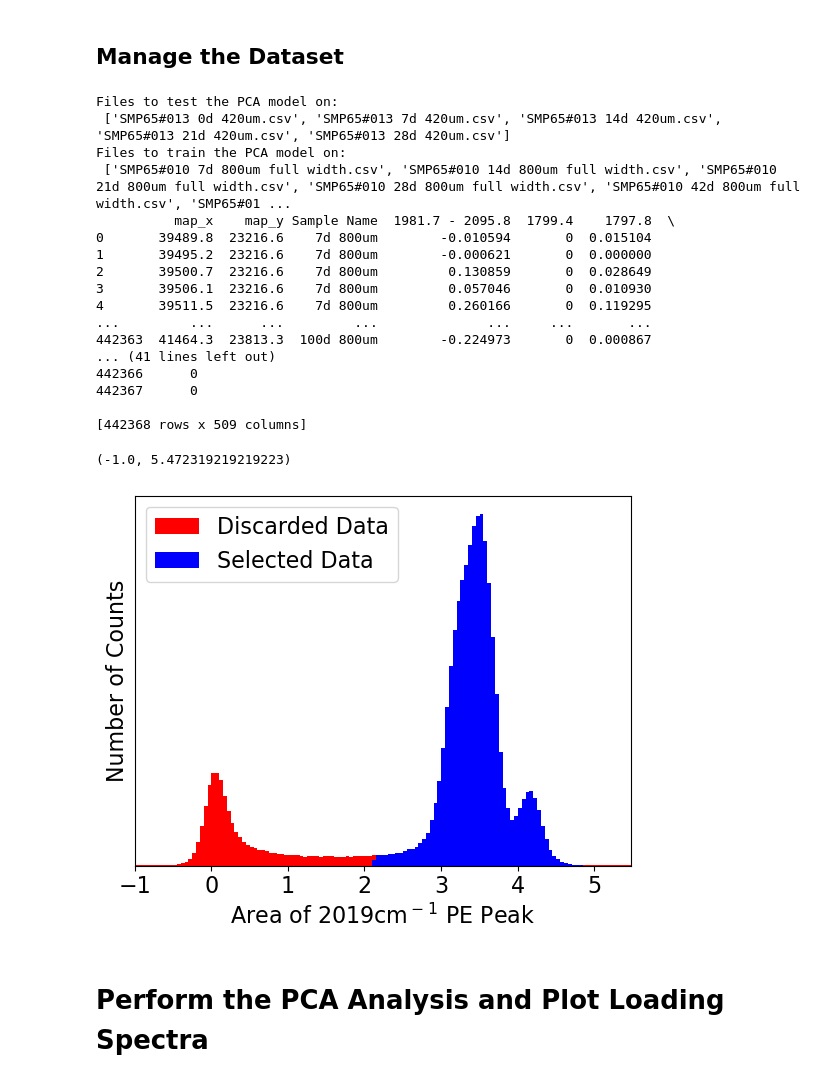
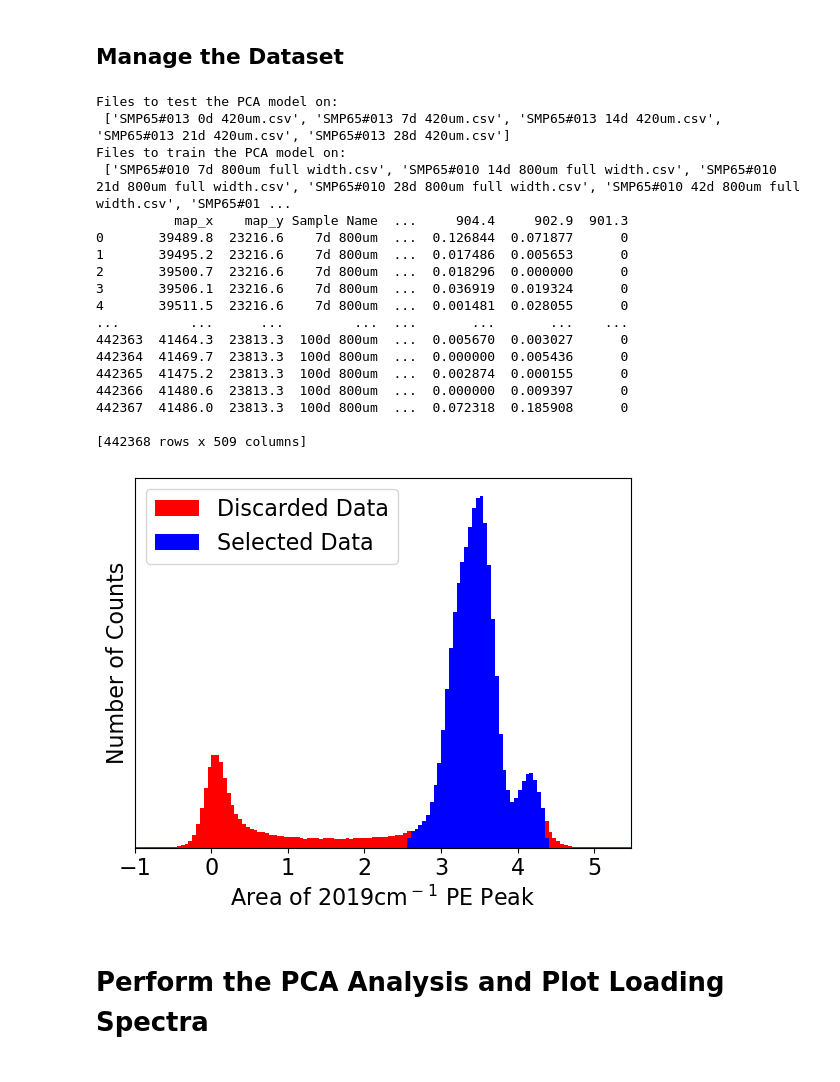
Before and after one commit to Zachery-Evans/DBSCAN_Feature_Extraction, a Jupyter notebook: DBScan Feaute Extraction.ipynb, the cells around one changed output. Drawn from its saved outputs; the diff is of its cells as text; code cells hidden in the pictures.

```diff
--- a/DBScan Feaute Extraction.ipynb
+++ b/DBScan Feaute Extraction.ipynb
@@ -196,41 +198,43 @@ rawTrainingDataframe = pd.concat(
 wavenumbers = rawTrainingDataframe.columns[last_nonwavenum_idx:]
 #print(wavenumbers)
 
-selected_indexes, discarded_indexes, mask_selected, modePosition, areaPE = distribution_Selection(rawTrainingDataframe, '1981.7 - 2095.8', 3)
+selected_indexes, discarded_indexes, mask_selected, modePosition, areaPE = distribution_Selection(rawTrainingDataframe, '1981.7 - 2095.8', 2)
 
 print(rawTrainingDataframe)
-
-bin_width = 0.05
-bins = np.arange(min(areaPE), max(areaPE) + bin_width, bin_width)
-
-plt.hist(areaPE,bins=bins, color='r')
-plt.hist(areaPE[mask_selected], bins=bins, color='b')
-plt.yticks([])
-plt.xticks(fontsize=16)
-plt.ylabel('Number of Counts', fontsize=16)
-plt.xlabel(f'Area of 2019cm$^-$$^1$ PE Peak', fontsize=16)
-plt.legend(['Discarded Data', 'Selected Data'], fontsize=16, loc='upper left')
-plt.xlim([-1, modePosition + 2])
 # %% [output]
 Files to test the PCA model on:
  ['SMP65#013 0d 420um.csv', 'SMP65#013 7d 420um.csv', 'SMP65#013 14d 420um.csv', 'SMP65#013 21d 420um.csv', 'SMP65#013 28d 420um.csv']
 Files to train the PCA model on:
  ['SMP65#010 7d 800um full width.csv', 'SMP65#010 14d 800um full width.csv', 'SMP65#010 21d 800um full width.csv', 'SMP65#010 28d 800um full width.csv', 'SMP65#010 42d 800um full width.csv', 'SMP65#01 ...
-          map_x    map_y Sample Name  1981.7 - 2095.8  1799.4    1797.8  \
-0       39489.8  23216.6    7d 800um        -0.010594       0  0.015104
-1       39495.2  23216.6    7d 800um        -0.000621       0  0.000000
-2       39500.7  23216.6    7d 800um         0.130859       0  0.028649
-3       39506.1  23216.6    7d 800um         0.057046       0  0.010930
-4       39511.5  23216.6    7d 800um         0.260166       0  0.119295
-...         ...      ...         ...              ...     ...       ...
-442363  41464.3  23813.3  100d 800um        -0.224973       0  0.000867
-... (41 lines left out)
-442366      0
-442367      0
+          map_x    map_y Sample Name  ...     904.4     902.9  901.3
+0       39489.8  23216.6    7d 800um  ...  0.126844  0.071877      0
+1       39495.2  23216.6    7d 800um  ...  0.017486  0.005653      0
+2       39500.7  23216.6    7d 800um  ...  0.018296  0.000000      0
+3       39506.1  23216.6    7d 800um  ...  0.036919  0.019324      0
+4       39511.5  23216.6    7d 800um  ...  0.001481  0.028055      0
+...         ...      ...         ...  ...       ...       ...    ...
+442363  41464.3  23813.3  100d 800um  ...  0.005670  0.003027      0
+442364  41469.7  23813.3  100d 800um  ...  0.000000  0.005436      0
+442365  41475.2  23813.3  100d 800um  ...  0.002874  0.000155      0
+442366  41480.6  23813.3  100d 800um  ...  0.000000  0.009397      0
+442367  41486.0  23813.3  100d 800um  ...  0.072318  0.185908      0
 
 [442368 rows x 509 columns]
-(-1.0, 5.472319219219223)
-[figure, removed]
+# %%
+if True:
+    bin_width = 0.05
+    bins = np.arange(min(areaPE), max(areaPE) + bin_width, bin_width)
+
+    plt.hist(areaPE,bins=bins, color='r')
+    plt.hist(areaPE[mask_selected], bins=bins, color='b')
+    plt.yticks([])
+    plt.xticks(fontsize=16)
+    plt.ylabel('Number of Counts', fontsize=16)
+    plt.xlabel(f'Area of 2019cm$^-$$^1$ PE Peak', fontsize=16)
+    plt.legend(['Discarded Data', 'Selected Data'], fontsize=16, loc='upper left')
+    plt.xlim([-1, modePosition + 2])
+# %% [output]
+[figure, added]
 # %% [markdown]
 # Perform the PCA Analysis and Plot Loading Spectra
 # %%
```
Also changed, not shown: parts of 4 cells of this notebook, 2 other files.
